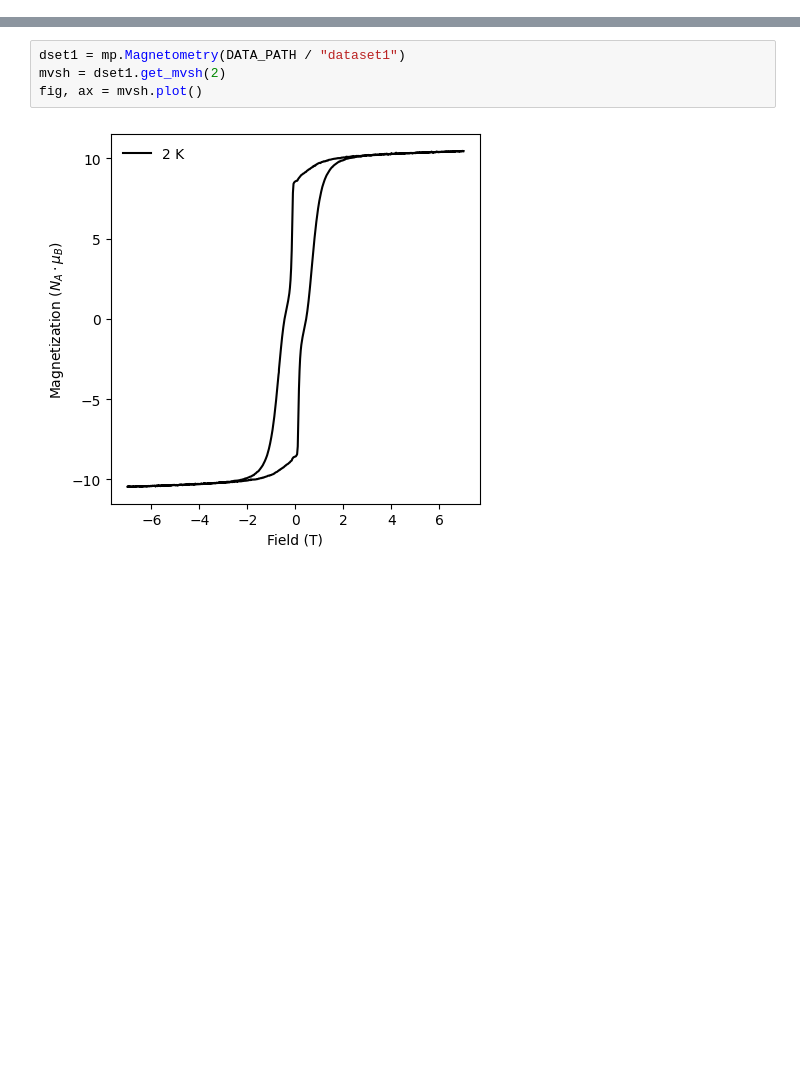
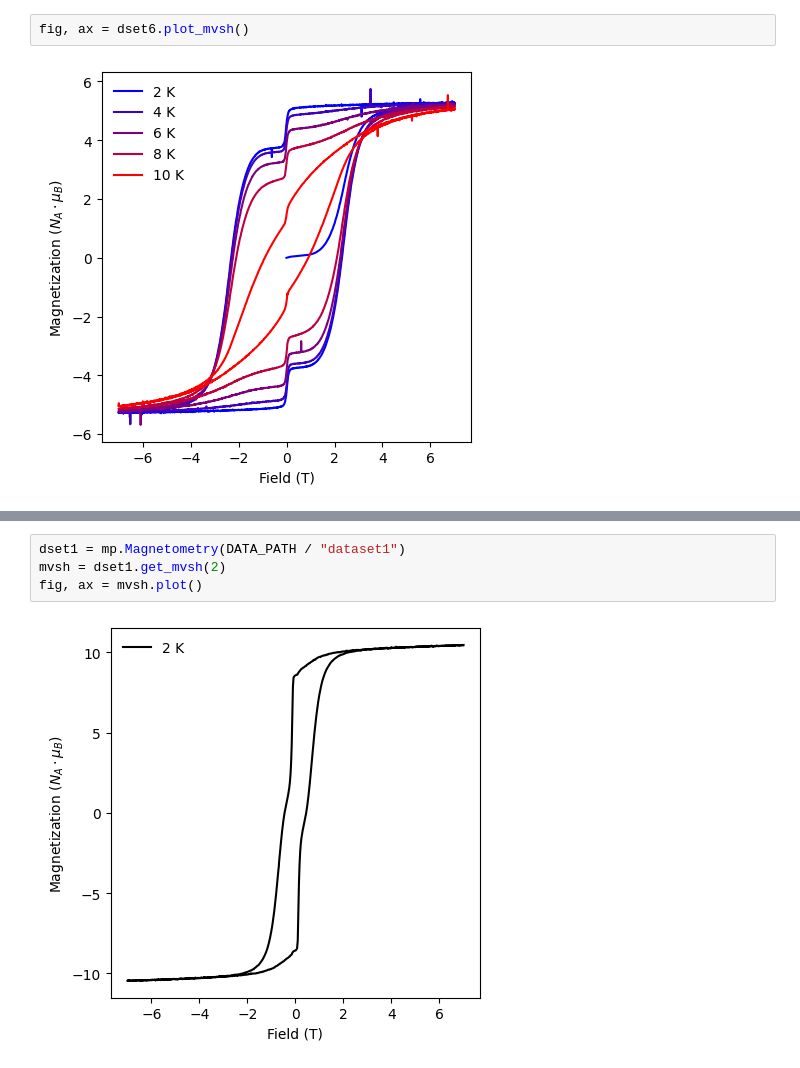
Before and after one commit to RinehartGroup/MagnetoPy, a Jupyter notebook: docs/examples/cauchy.ipynb, the cells around one changed output, grey strips where cells are left out. Cells and saved outputs as stored; diff of their text form; blank space fills up the shorter version.

```diff
--- a/docs/examples/cauchy.ipynb
+++ b/docs/examples/cauchy.ipynb
@@ -10,0 +113,4 @@ DATA_PATH = Path("../../tests/data/")
+# %%
+fig, ax = dset6.plot_mvsh()
+# %% [output]
+[figure, added]
```
Also changed, not shown: parts of 29 cells of this notebook, 7 other files.
